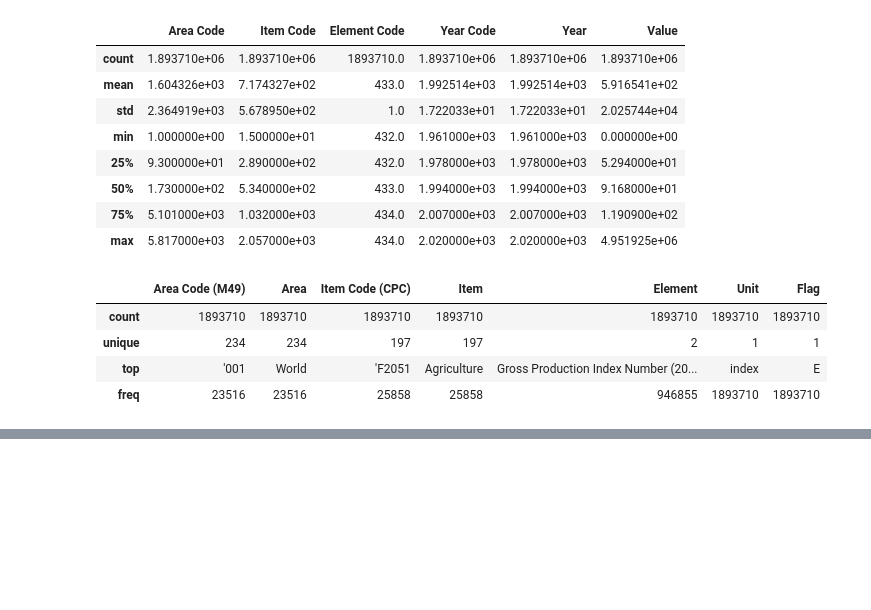
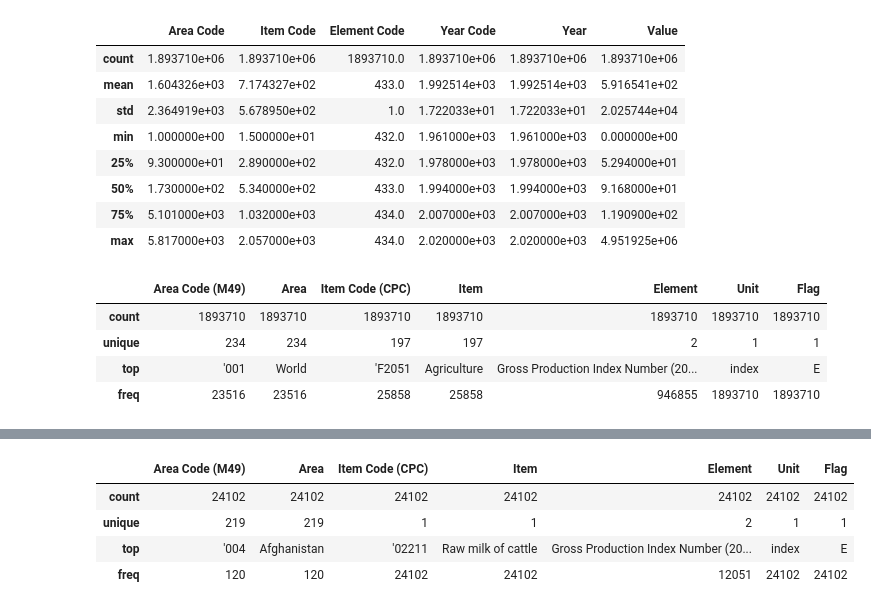
Before and after one commit to DrAmy-Data/CA2, a Jupyter notebook: CA2.ipynb, the cells around one changed output, grey strips where cells are left out. Cells and saved outputs as stored; diff of their text form; code cells hidden in the pictures; blank space fills up the shorter version.

```diff
--- a/CA2.ipynb
+++ b/CA2.ipynb
@@ -135,0 +172,8 @@ rmc_df.head() # Look at the first five rows of data
+# %%
+rmc_df.describe(include=object) #description of the non-numeric data in the DataFrame
+# %% [output]
+|  | Area Code (M49) | Area | Item Code (CPC) | Item | Element | Unit | Flag |
+| count | 24102 | 24102 | 24102 | 24102 | 24102 | 24102 | 24102 |
+| unique | 219 | 219 | 1 | 1 | 2 | 1 | 1 |
+| top | '004 | Afghanistan | '02211 | Raw milk of cattle | Gross Production Index Number (20... | index | E |
+| freq | 120 | 120 | 24102 | 24102 | 12051 | 24102 | 24102 |
```
Also changed, not shown: parts of 16 cells of this notebook.
